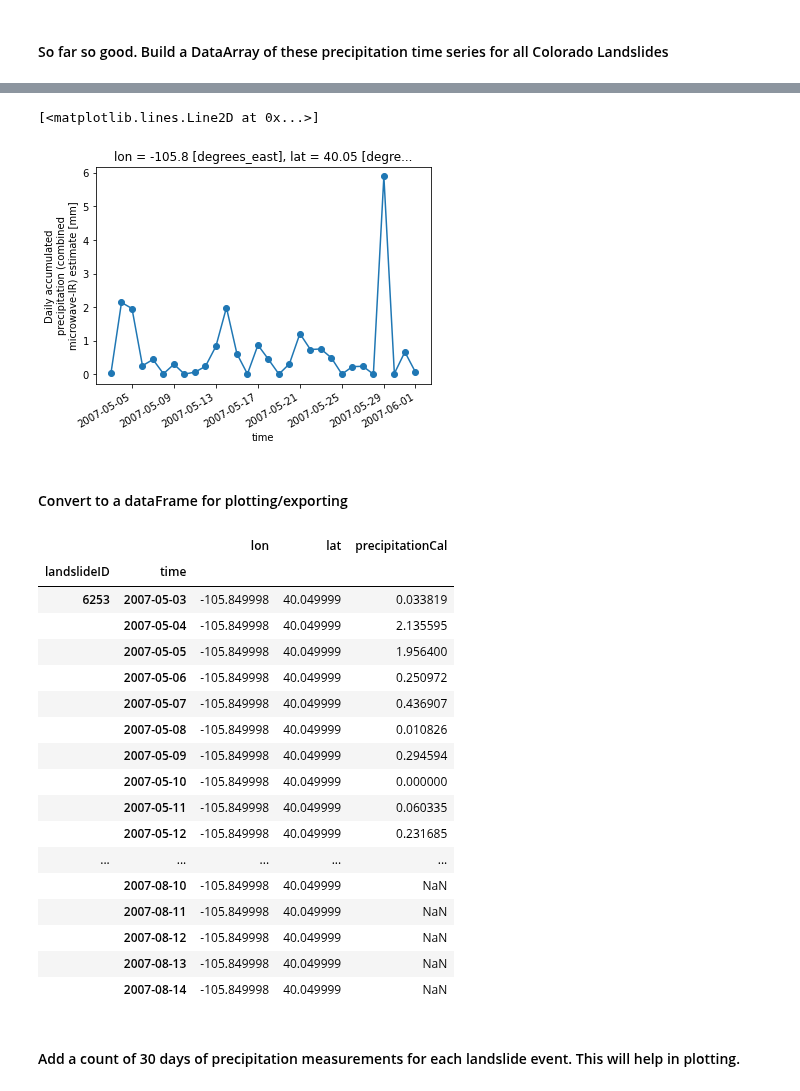
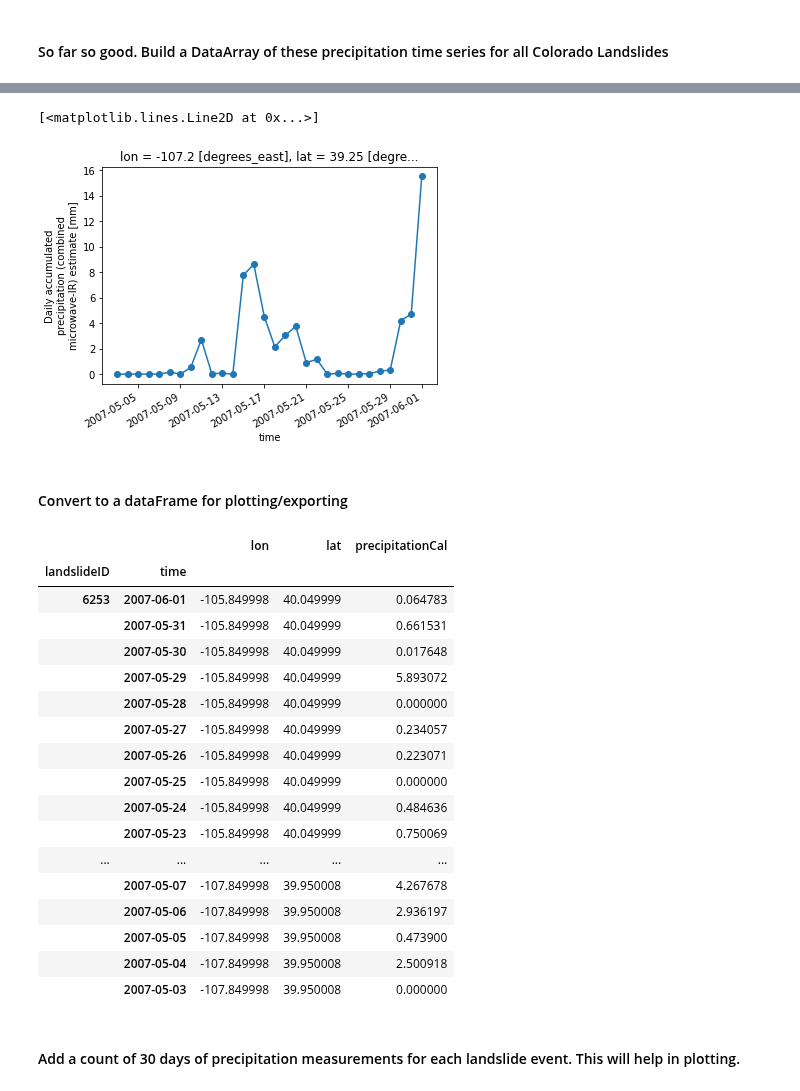
Before and after one commit to jacquiewitte/capstone-landslides-soilmoisture, a Jupyter notebook: landslide_gpm_precipaccum_timeseries.ipynb, the cells around one changed output, grey strips where cells are left out. Saved outputs shown, nothing was run; the diff lists cells and outputs as text; code cells hidden in the pictures.

```diff
--- a/landslide_gpm_precipaccum_timeseries.ipynb
+++ b/landslide_gpm_precipaccum_timeseries.ipynb
@@ -171,13 +161,12 @@ gpm_ts = []
 gpm_ts_list = []
 for i, date in enumerate(glc_co.index):
     precip = gpm_xr['precipitationCal'].sel(indexers={
-                'time': pd.date_range(date, periods=30, freq='-1D'),
-                'lon': glc_co.longitude[i],
-                'lat': glc_co.latitude[i]},
-                method="nearest")
+        'time': pd.date_range(date, periods=30, freq='-1D'),
+        'lon': glc_co.longitude[i],
+        'lat': glc_co.latitude[i]},
+        method="nearest")
     gpm_ts_list.append(precip)
     gpm_ts_list[i]['landslideID'] = glc_co.event_id[i]
-
 
     # append the Landslide date
     # gpm_date.append(date)
@@ -186,4 +175,11 @@ for i, date in enumerate(glc_co.index):
     # append precipitation xarray timeseries
     # gpm_ts.append(precip)
 
-gpm_ts_xr = xr.concat(gpm_ts_list, dim="landslideID")
+# gpm_ts_xr = xr.concat(gpm_ts_list,
+#                       dim='landslideID',
+#                       join='left')
+
+gpm_ts_xr = xr.concat(gpm_ts_list,
+                      dim='landslideID',
+                      fill_value=np.nan,
+                      join='override')
@@ -211,8 +186,8 @@ for i, date in enumerate(glc_co.index):
 # %%
-gpm_ts_xr[0].plot(marker='o')
+gpm_ts_xr[10].plot(marker='o')
 # %% [output]
 [<matplotlib.lines.Line2D at 0x...>]
-[figure, old version]
+[figure, new version]
 # %% [markdown]
 #### Convert to a dataFrame for plotting/exporting
 # %%
@@ -227,21 +202,21 @@ gpm_df[0:60]
 # %% [output]
 |  |  | lon | lat | precipitationCal |
 | landslideID | time |  |  |  |
-| 6253 | 2007-05-03 | -105.849998 | 40.049999 | 0.033819 |
-|  | 2007-05-04 | -105.849998 | 40.049999 | 2.135595 |
-|  | 2007-05-05 | -105.849998 | 40.049999 | 1.956400 |
-|  | 2007-05-06 | -105.849998 | 40.049999 | 0.250972 |
-|  | 2007-05-07 | -105.849998 | 40.049999 | 0.436907 |
-|  | 2007-05-08 | -105.849998 | 40.049999 | 0.010826 |
-|  | 2007-05-09 | -105.849998 | 40.049999 | 0.294594 |
-|  | 2007-05-10 | -105.849998 | 40.049999 | 0.000000 |
-|  | 2007-05-11 | -105.849998 | 40.049999 | 0.060335 |
-|  | 2007-05-12 | -105.849998 | 40.049999 | 0.231685 |
+| 6253 | 2007-06-01 | -105.849998 | 40.049999 | 0.064783 |
+|  | 2007-05-31 | -105.849998 | 40.049999 | 0.661531 |
+|  | 2007-05-30 | -105.849998 | 40.049999 | 0.017648 |
+|  | 2007-05-29 | -105.849998 | 40.049999 | 5.893072 |
+|  | 2007-05-28 | -105.849998 | 40.049999 | 0.000000 |
+|  | 2007-05-27 | -105.849998 | 40.049999 | 0.234057 |
+|  | 2007-05-26 | -105.849998 | 40.049999 | 0.223071 |
+|  | 2007-05-25 | -105.849998 | 40.049999 | 0.000000 |
+|  | 2007-05-24 | -105.849998 | 40.049999 | 0.484636 |
+|  | 2007-05-23 | -105.849998 | 40.049999 | 0.750069 |
 | ... | ... | ... | ... | ... |
-|  | 2007-08-10 | -105.849998 | 40.049999 | NaN |
-|  | 2007-08-11 | -105.849998 | 40.049999 | NaN |
-|  | 2007-08-12 | -105.849998 | 40.049999 | NaN |
-|  | 2007-08-13 | -105.849998 | 40.049999 | NaN |
-|  | 2007-08-14 | -105.849998 | 40.049999 | NaN |
+|  | 2007-05-07 | -107.849998 | 39.950008 | 4.267678 |
+|  | 2007-05-06 | -107.849998 | 39.950008 | 2.936197 |
+|  | 2007-05-05 | -107.849998 | 39.950008 | 0.473900 |
+|  | 2007-05-04 | -107.849998 | 39.950008 | 2.500918 |
+|  | 2007-05-03 | -107.849998 | 39.950008 | 0.000000 |
 # %% [markdown]
 #### Add a count of 30 days of precipitation measurements for each landslide event. This will help in plotting.
```
Also changed, not shown: parts of 14 cells of this notebook.
